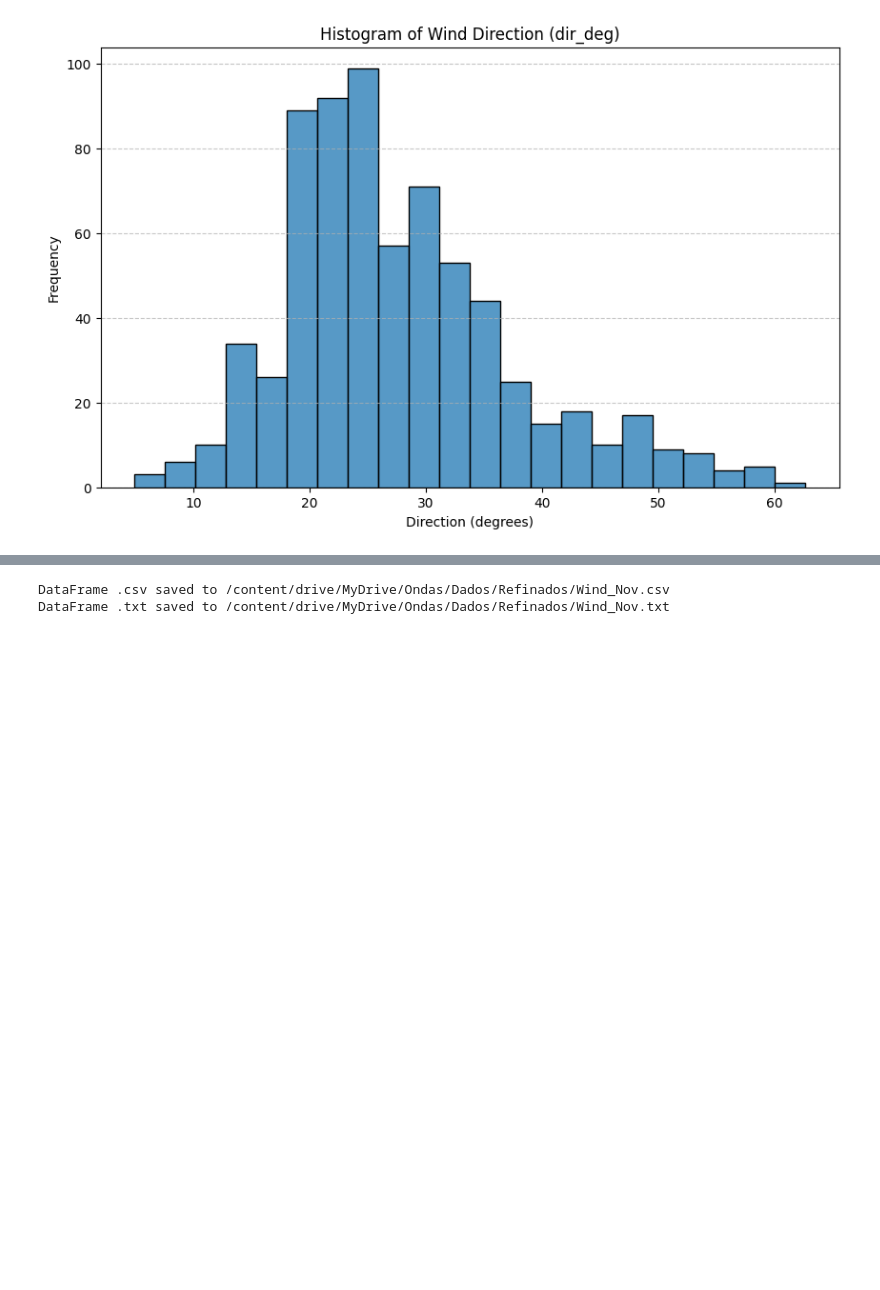
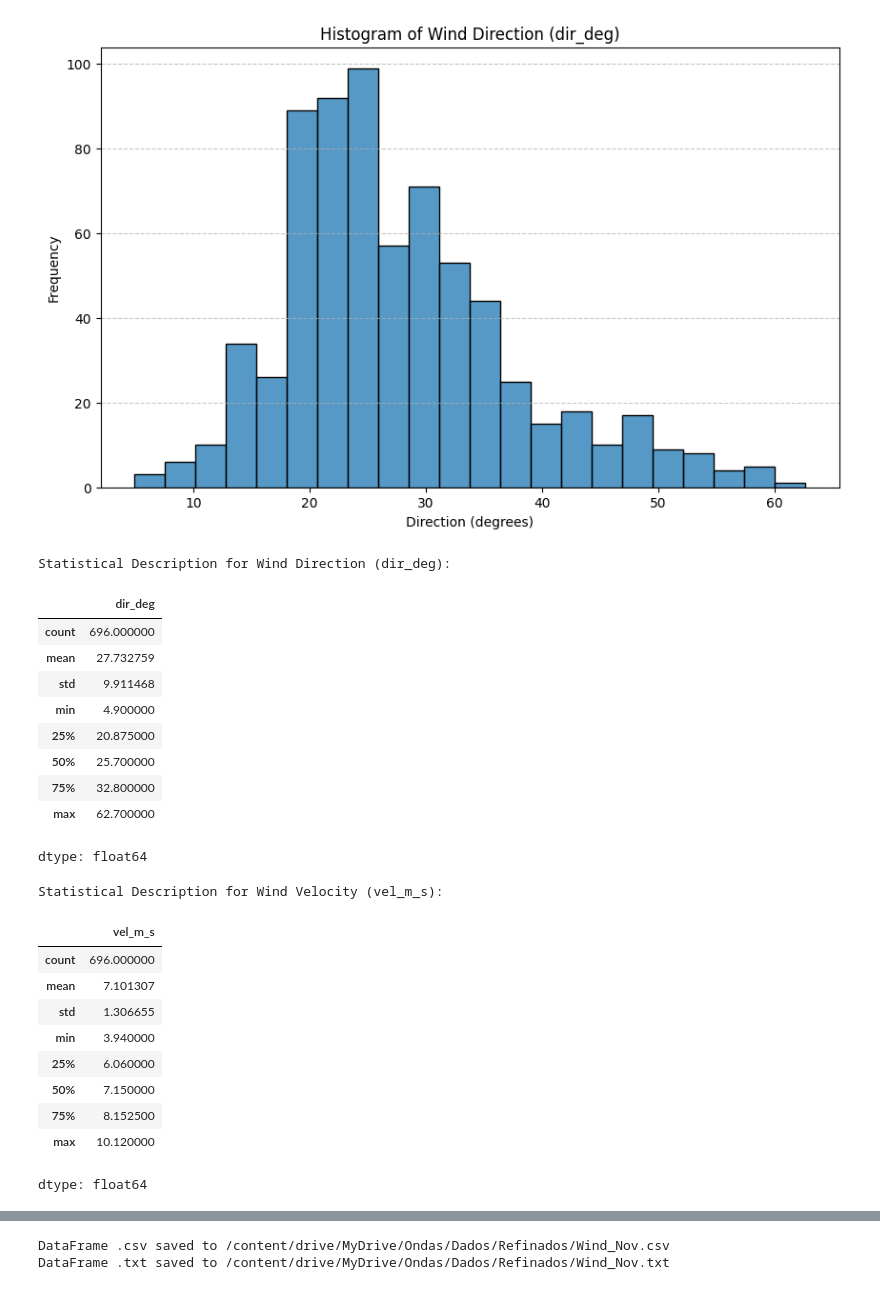
Before and after one commit to zydanne-costa/Ondas_ADCP_SCO_Mar_Nov_2025, a Jupyter notebook: Vento_ERA_5_SEC.ipynb, the cells around one changed output, grey strips where cells are left out. Cells and saved outputs as stored; diff of their text form; code cells hidden in the pictures; blank space fills up the shorter version.

```diff
--- a/Vento_ERA_5_SEC.ipynb
+++ b/Vento_ERA_5_SEC.ipynb
@@ -80,3 +80,32 @@ plt.grid(axis='y', linestyle='--', alpha=0.7)
 plt.show()
 # %% [output]
 [figure]
+# %%
+print('Statistical Description for Wind Direction (dir_deg):')
+display(df_wind['dir_deg'].describe())
+
+print('\nStatistical Description for Wind Velocity (vel_m_s):')
+display(df_wind['vel_m_s'].describe())
+# %% [output]
+Statistical Description for Wind Direction (dir_deg):
+|  | dir_deg |
+| count | 696.000000 |
+| mean | 27.732759 |
+| std | 9.911468 |
+| min | 4.900000 |
+| 25% | 20.875000 |
+| 50% | 25.700000 |
+| 75% | 32.800000 |
+| max | 62.700000 |
+dtype: float64
+Statistical Description for Wind Velocity (vel_m_s):
+|  | vel_m_s |
+| count | 696.000000 |
+| mean | 7.101307 |
+| std | 1.306655 |
+| min | 3.940000 |
+| 25% | 6.060000 |
+| 50% | 7.150000 |
+| 75% | 8.152500 |
+| max | 10.120000 |
+dtype: float64
```
Also changed, not shown: parts of 4 cells of this notebook.
